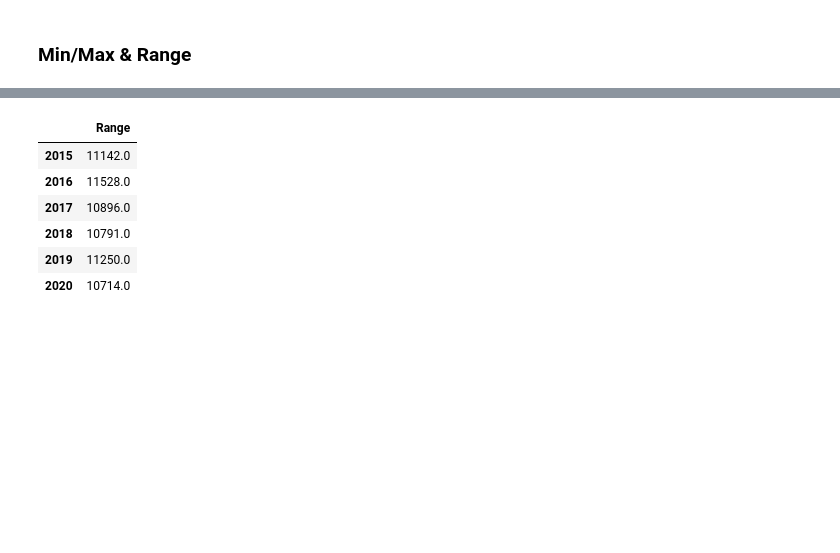
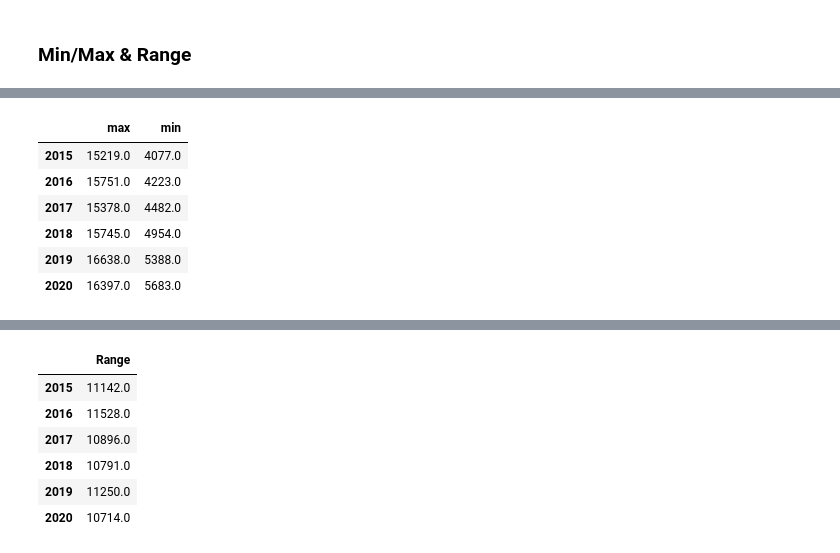
Before and after one commit to p-stachyra/Croatia-Gross-Salaries, a Jupyter notebook: Salaries-Croatia.ipynb, the cells around one changed output, grey strips where cells are left out. Cells and saved outputs as stored; diff of their text form; code cells hidden in the pictures; blank space fills up the shorter version.

```diff
--- a/Salaries-Croatia.ipynb
+++ b/Salaries-Croatia.ipynb
@@ -118,0 +137,11 @@ df_2015_2020_gross.max().to_frame()
+# %%
+min_max = max_df.join(min_df)
+min_max
+# %% [output]
+|  | max | min |
+| 2015 | 15219.0 | 4077.0 |
+| 2016 | 15751.0 | 4223.0 |
+| 2017 | 15378.0 | 4482.0 |
+| 2018 | 15745.0 | 4954.0 |
+| 2019 | 16638.0 | 5388.0 |
+| 2020 | 16397.0 | 5683.0 |
```
Also changed, not shown: parts of 22 cells of this notebook.
